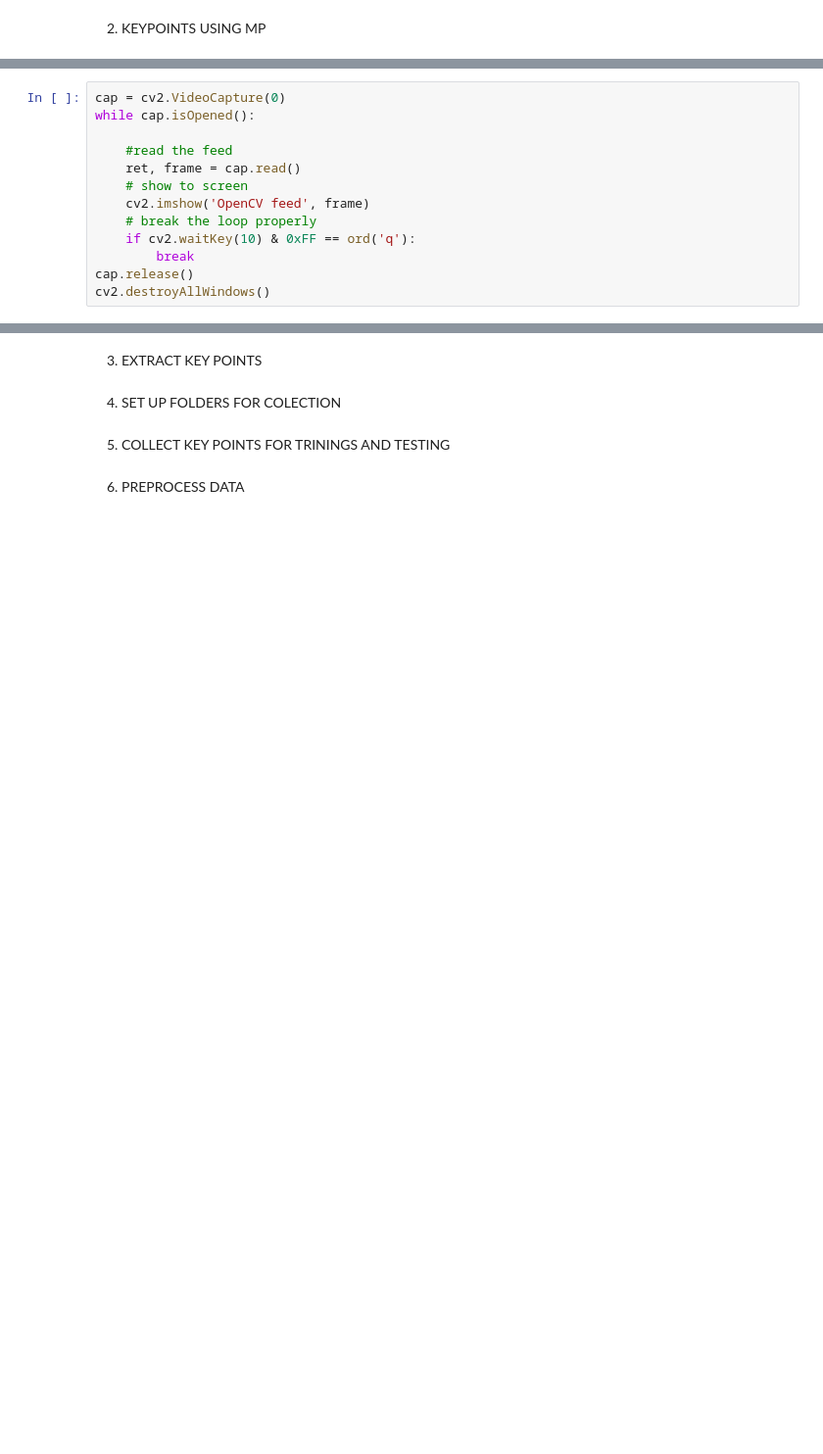
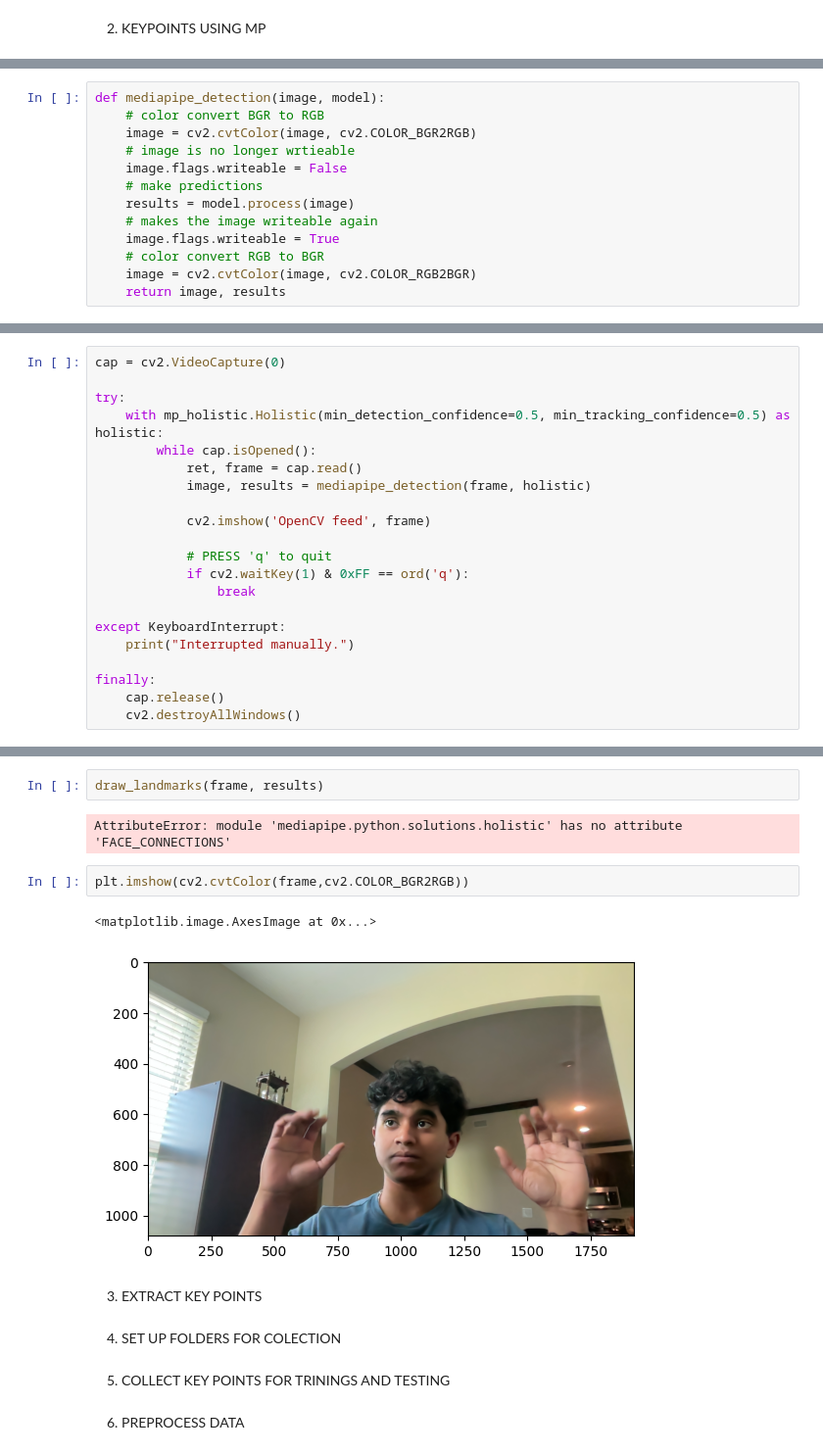
Before and after one commit to MBSaravanaBalaji/Sign-Language-Detection, a Jupyter notebook: Sign-lang.ipynb, the cells around one changed output, grey strips where cells are left out. Shown at 98% size. Drawn from its saved outputs; the diff is of its cells as text; blank space fills up the shorter version.

```diff
--- a/Sign-lang.ipynb
+++ b/Sign-lang.ipynb
@@ -11,0 +22,13 @@ import mediapipe as mp
+# %%
+def mediapipe_detection(image, model):
+    # color convert BGR to RGB
+    image = cv2.cvtColor(image, cv2.COLOR_BGR2RGB)
+    # image is no longer wrtieable
+    image.flags.writeable = False
+    # make predictions
+    results = model.process(image)
+    # makes the image writeable again
+    image.flags.writeable = True
+    # color convert RGB to BGR
+    image = cv2.cvtColor(image, cv2.COLOR_RGB2BGR)
+    return image, results
@@ -12,14 +64,22 @@ import mediapipe as mp
 # %%
 cap = cv2.VideoCapture(0)
-while cap.isOpened():
 
-    #read the feed
-    ret, frame = cap.read()
-    # show to screen
-    cv2.imshow('OpenCV feed', frame)
-    # break the loop properly
-    if cv2.waitKey(10) & 0xFF == ord('q'):
-        break
-cap.release()
-cv2.destroyAllWindows()
+try:
+    with mp_holistic.Holistic(min_detection_confidence=0.5, min_tracking_confidence=0.5) as holistic:
+        while cap.isOpened():
+            ret, frame = cap.read()
+            image, results = mediapipe_detection(frame, holistic)
+
+            cv2.imshow('OpenCV feed', frame)
+
+            # PRESS 'q' to quit
+            if cv2.waitKey(1) & 0xFF == ord('q'):
+                break
+
+except KeyboardInterrupt:
+    print("Interrupted manually.")
+
+finally:
+    cap.release()
+    cv2.destroyAllWindows()
 # %% [output]
@@ -29,3 +104,12 @@ cv2.destroyAllWindows()
+# %%
+draw_landmarks(frame, results)
+# %% [output]
+AttributeError: module 'mediapipe.python.solutions.holistic' has no attribute 'FACE_CONNECTIONS'
+# %%
+plt.imshow(cv2.cvtColor(frame,cv2.COLOR_BGR2RGB))
+# %% [output]
+<matplotlib.image.AxesImage at 0x...>
+[figure, added]
 # %% [markdown]
 3. EXTRACT KEY POINTS
 # %% [markdown]
```
Also changed, not shown: parts of 7 cells of this notebook, 1 other file.
